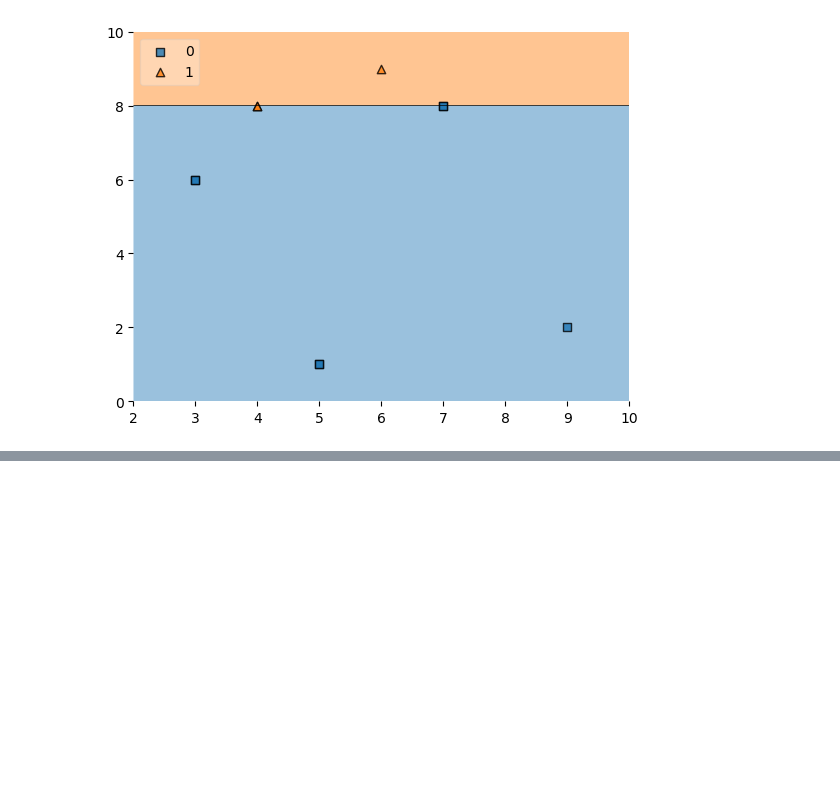
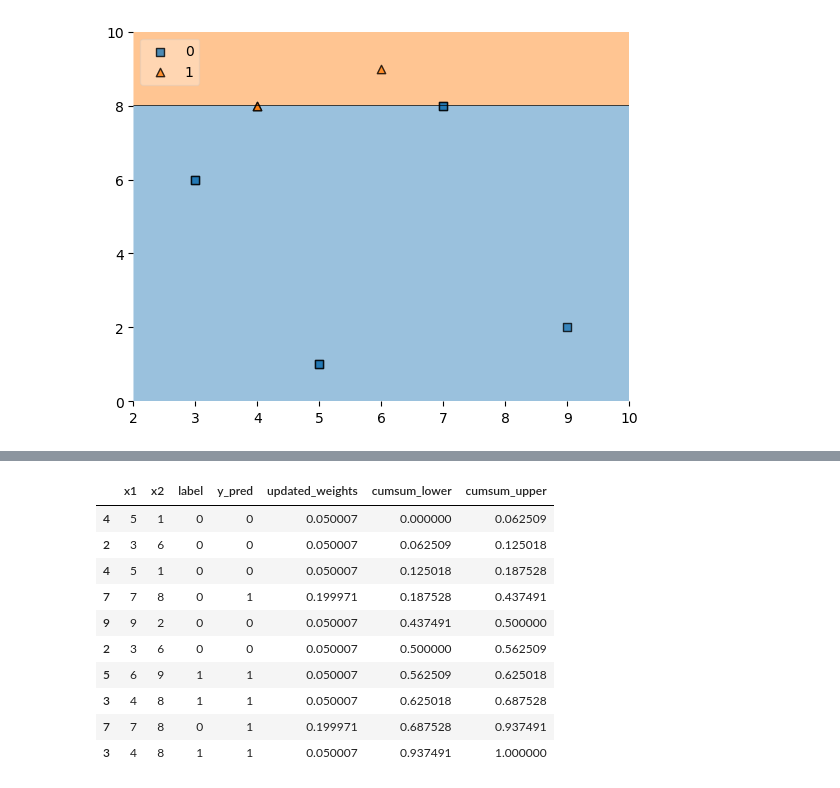
Before and after one commit to tasnim-shamsuddin/Ada_Boost_ML_algorithm, a Jupyter notebook: Used_Car_price_prediction/ada_boost.ipynb, the cells around one changed output, grey strips where cells are left out. Cells and saved outputs as stored; diff of their text form; code cells hidden in the pictures; blank space fills up the shorter version.

```diff
--- a/Used_Car_price_prediction/ada_boost.ipynb
+++ b/Used_Car_price_prediction/ada_boost.ipynb
@@ -269,0 +360,14 @@ plot_decision_regions(x,y,clf=dt2,legend=2)
+# %%
+second_df[['x1','x2','label','y_pred','updated_weights','cumsum_lower','cumsum_upper']]
+# %% [output]
+|  | x1 | x2 | label | y_pred | updated_weights | cumsum_lower | cumsum_upper |
+| 4 | 5 | 1 | 0 | 0 | 0.050007 | 0.000000 | 0.062509 |
+| 2 | 3 | 6 | 0 | 0 | 0.050007 | 0.062509 | 0.125018 |
+| 4 | 5 | 1 | 0 | 0 | 0.050007 | 0.125018 | 0.187528 |
+| 7 | 7 | 8 | 0 | 1 | 0.199971 | 0.187528 | 0.437491 |
+| 9 | 9 | 2 | 0 | 0 | 0.050007 | 0.437491 | 0.500000 |
+| 2 | 3 | 6 | 0 | 0 | 0.050007 | 0.500000 | 0.562509 |
+| 5 | 6 | 9 | 1 | 1 | 0.050007 | 0.562509 | 0.625018 |
+| 3 | 4 | 8 | 1 | 1 | 0.050007 | 0.625018 | 0.687528 |
+| 7 | 7 | 8 | 0 | 1 | 0.199971 | 0.687528 | 0.937491 |
+| 3 | 4 | 8 | 1 | 1 | 0.050007 | 0.937491 | 1.000000 |
```
Also changed, not shown: parts of 19 cells of this notebook.
